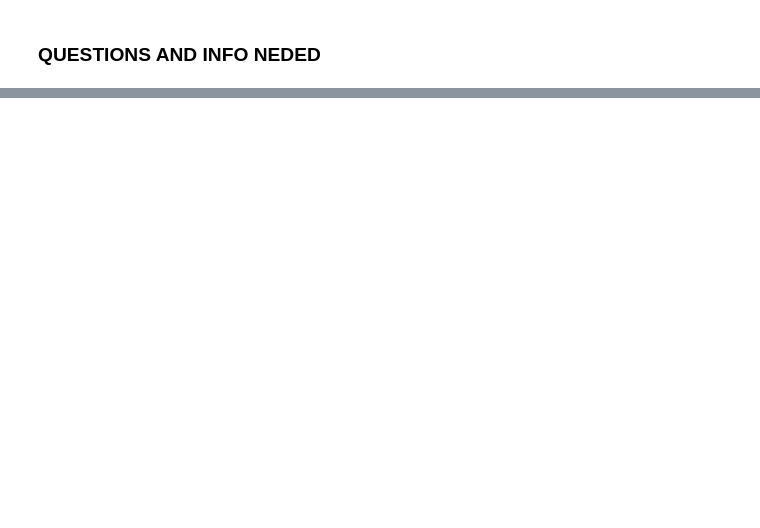
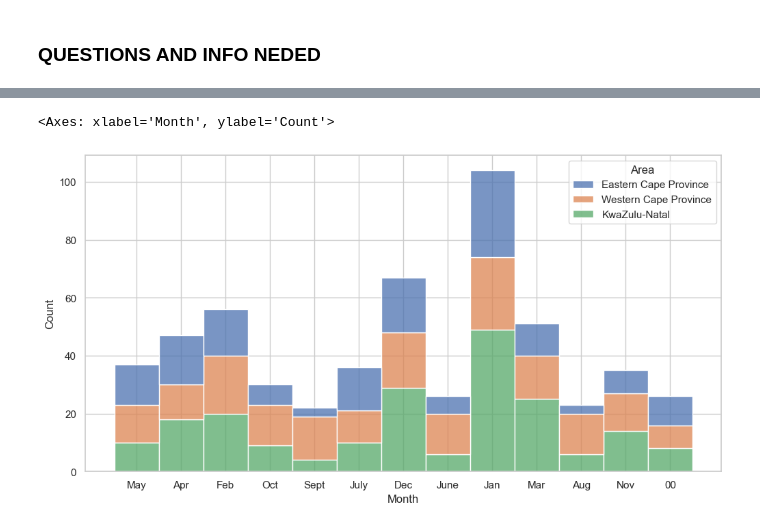
Before and after one commit to Miquelpg6/SHARKS_PROJECT, a Jupyter notebook: Shark Attacks.ipynb, the cells around one changed output, grey strips where cells are left out. Saved outputs shown, nothing was run; the diff lists cells and outputs as text; code cells hidden in the pictures; blank space fills up the shorter version.

```diff
--- a/Shark Attacks.ipynb
+++ b/Shark Attacks.ipynb
@@ -85,0 +362,15 @@ NEEDS:
+# %%
+#3.1 From the 3 most dangerous regions which are the most dangerous activities?
+
+
+
+eastern_cape_province = south_africa_sharks[south_africa_sharks.Area == "Eastern Cape Province"]
+
+western_cape_province = south_africa_sharks[south_africa_sharks.Area == "Western Cape Province"]
+
+kwazulu = south_africa_sharks[south_africa_sharks.Area == "KwaZulu-Natal"]
+
+sns.histplot(data=attacks_area_reduced_SA, x="Month", hue="Area", multiple="stack")
+# %% [output]
+<Axes: xlabel='Month', ylabel='Count'>
+[figure, added]
```
Also changed, not shown: parts of 37 cells of this notebook, 18 other files.
